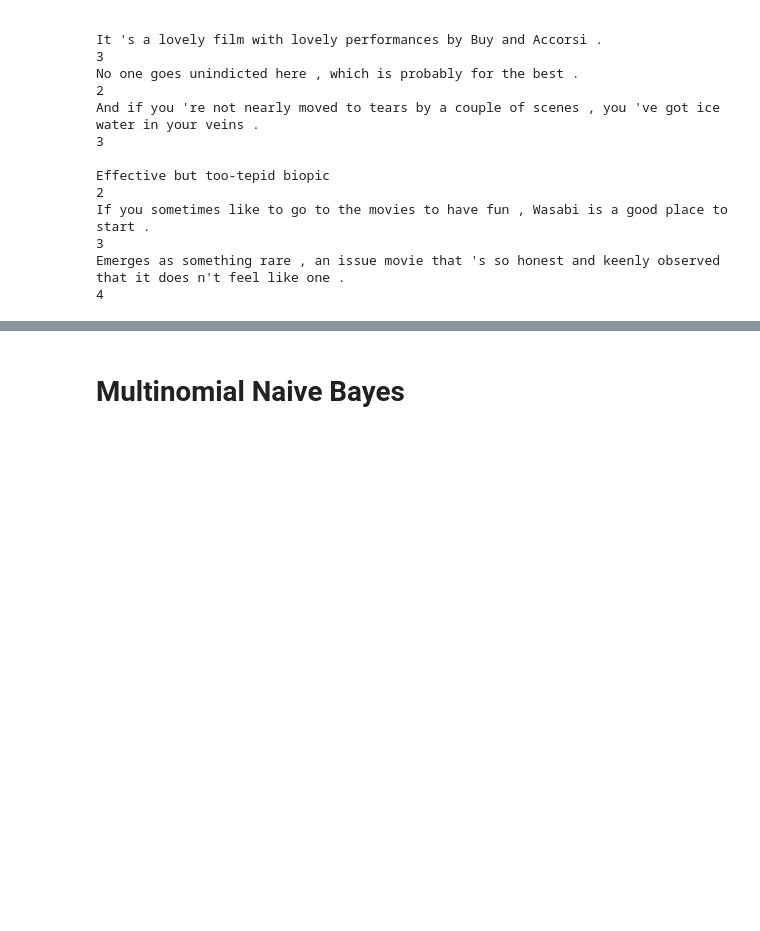
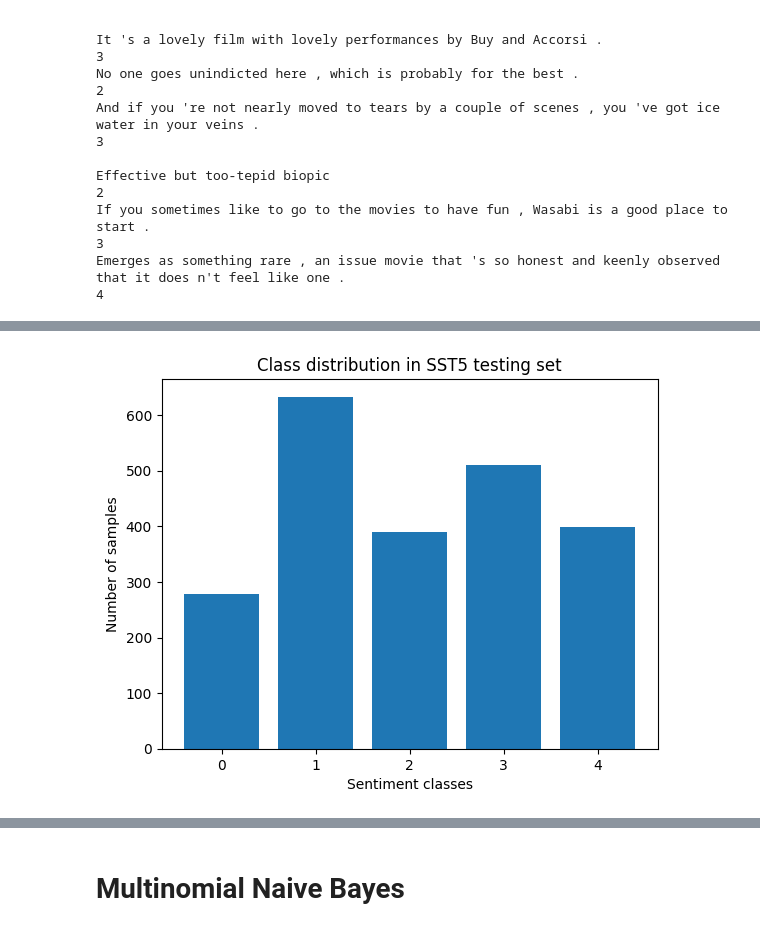
Before and after one commit to namberino/sst5-sentiment-analysis, a Jupyter notebook: sst5_analysis.ipynb, the cells around one changed output, grey strips where cells are left out. Drawn from its saved outputs; the diff is of its cells as text; code cells hidden in the pictures; blank space fills up the shorter version.

```diff
--- a/sst5_analysis.ipynb
+++ b/sst5_analysis.ipynb
@@ -76,3 +152,13 @@ plt.show()
+# %%
+label_counts = Counter(test_labels)
+plt.bar(label_counts.keys(), label_counts.values())
+
+plt.xlabel("Sentiment classes")
+plt.ylabel("Number of samples")
+plt.title("Class distribution in SST5 testing set")
+plt.show()
+# %% [output]
+[figure, added]
 # %%
 from wordcloud import WordCloud
 import matplotlib.pyplot as plt
```
Also changed, not shown: parts of 64 cells of this notebook.
